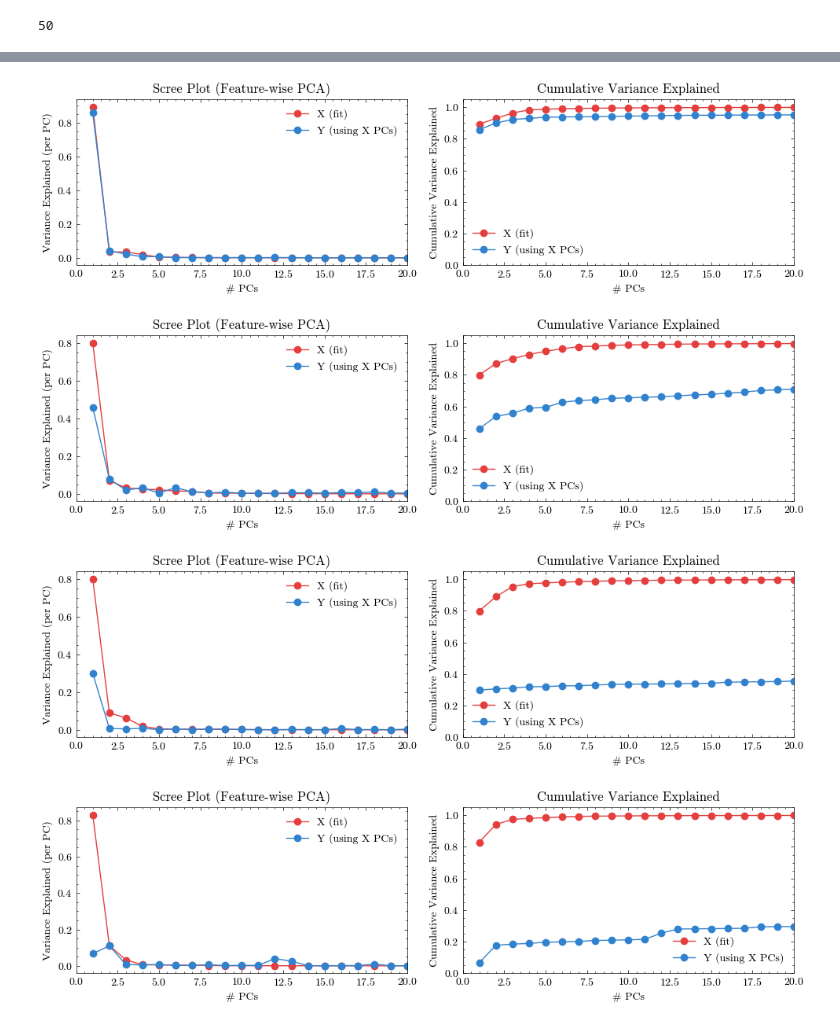
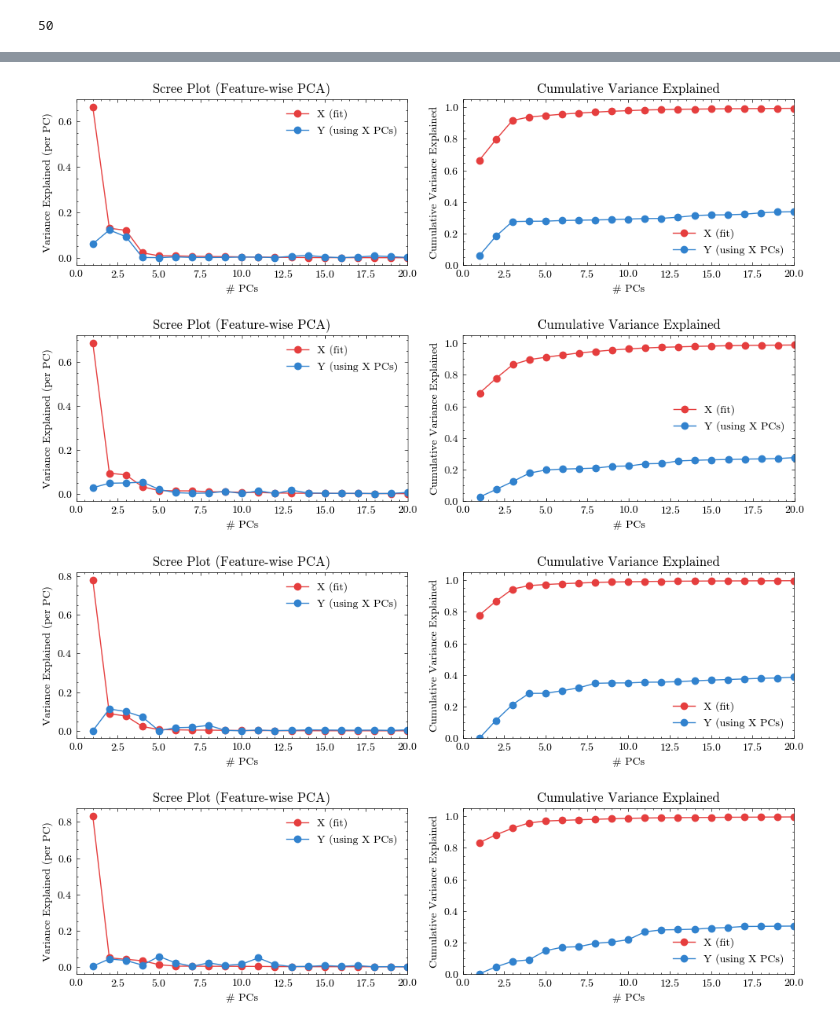
Before and after one commit to AllenInstitute/MultiTaskMPN, a Jupyter notebook: pretraining_analysis.ipynb, the cells around one changed output, grey strips where cells are left out. Cells and saved outputs as stored; diff of their text form; code cells hidden in the pictures.

```diff
--- a/pretraining_analysis.ipynb
+++ b/pretraining_analysis.ipynb
@@ -22,13 +22,13 @@ import clustering
 c_vals = ['#e53e3e', '#3182ce', '#38a169', '#805ad5','#dd6b20', '#319795', '#718096', '#d53f8c', '#d69e2e',] * 10
 # %%
 basepath = "./pretraining"
-stage1_name1 = "fdanti" # compare the stimulus period
+stage1_name1 = "fdgo" # compare the stimulus period
 stage1_name2 = "delaygo" # compare the response period
 final_name = "delayanti"
 
-seed = 901
-N = 200
-withL2 = "+L2"
+seed = 490
+N = 300
+withL2 = ""
 batch_size = 128
 
 checkname = f"{stage1_name1}_{stage1_name2}_seed{seed}_+hidden{N}+batch{batch_size}+stimulus{withL2}"
@@ -194,6 +194,7 @@ def pca_cross_variance_featurewise(X, Y, n_components=None, plot=True, center_on
     PCA on features (last axis) of X; project Y onto X's PCs.
     center_on: "X" (default) subtract X's mean from Y; or "Y" subtract Y's mean.
     Returns: evr_X, cev_X, evr_Y_using_X, cev_Y_using_X, pca
+    2025-10-27: to match L's paper Figure 6, X is post-training and Y is pre-training
     """
     if datatype == "hidden":
         X2d = X.reshape(-1, X.shape[-1])
@@ -286,27 +287,27 @@ _, cev_X_m_resp, _, cev_Yx_m_resp, pca = pca_cross_variance_featurewise(test_tas
 # %%
-_, cev_X_m_stim_pre, _, cev_Yx_m_stim_pre, pca = pca_cross_variance_featurewise(test_task_0_stim_m, test_task_final_stim_m,
-                                                                   n_components=N, plot=True, center_on="X",
-                                                                   X_up=20, name=f"{checkname}_stimulus", datatype="modulation_pre")
+_, cev_X_m_stim_pre, _, cev_Yx_m_stim_pre, pca = pca_cross_variance_featurewise(test_task_final_stim_m, test_task_0_stim_m,
+                                                                                n_components=N, plot=True, center_on="X",
+                                                                                X_up=20, name=f"{checkname}_stimulus", datatype="modulation_pre")
 # %% [output]
-[figure, old version]
+[figure, new version]
 # %%
-_, cev_X_m_resp_pre, _, cev_Yx_m_resp_pre, pca = pca_cross_variance_featurewise(test_task_1_go_m, test_task_final_go_m,
-                                                                   n_components=N, plot=True, center_on="X",
-                                                                   X_up=20, name=f"{checkname}_response", datatype="modulation_pre")
+_, cev_X_m_resp_pre, _, cev_Yx_m_resp_pre, pca = pca_cross_variance_featurewise(test_task_final_go_m, test_task_1_go_m,
+                                                                                n_components=N, plot=True, center_on="X",
+                                                                                X_up=20, name=f"{checkname}_response", datatype="modulation_pre")
 # %% [output]
-[figure, old version]
+[figure, new version]
 # %%
-_, cev_X_m_stim_post, _, cev_Yx_m_stim_post, pca = pca_cross_variance_featurewise(test_task_0_stim_m, test_task_final_stim_m,
-                                                                   n_components=N, plot=True, center_on="X",
-                                                                   X_up=20, name=f"{checkname}_stimulus", datatype="modulation_post")
+_, cev_X_m_stim_post, _, cev_Yx_m_stim_post, pca = pca_cross_variance_featurewise(test_task_final_stim_m, test_task_0_stim_m,
+                                                                                  n_components=N, plot=True, center_on="X",
+                                                                                  X_up=20, name=f"{checkname}_stimulus", datatype="modulation_post")
 # %% [output]
-[figure, old version]
+[figure, new version]
 # %%
-_, cev_X_m_resp_post, _, cev_Yx_m_resp_post, pca = pca_cross_variance_featurewise(test_task_1_go_m, test_task_final_go_m,
-                                                                   n_components=N, plot=True, center_on="X",
-                                                                   X_up=20, name=f"{checkname}_response", datatype="modulation_post")
+_, cev_X_m_resp_post, _, cev_Yx_m_resp_post, pca = pca_cross_variance_featurewise(test_task_final_go_m, test_task_1_go_m,
+                                                                                  n_components=N, plot=True, center_on="X",
+                                                                                  X_up=20, name=f"{checkname}_response", datatype="modulation_post")
 # %% [output]
-[figure, old version]
+[figure, new version]
 # %%
 all_result = {
     "hidden": {
```
Also changed, not shown: parts of 8 cells of this notebook.
